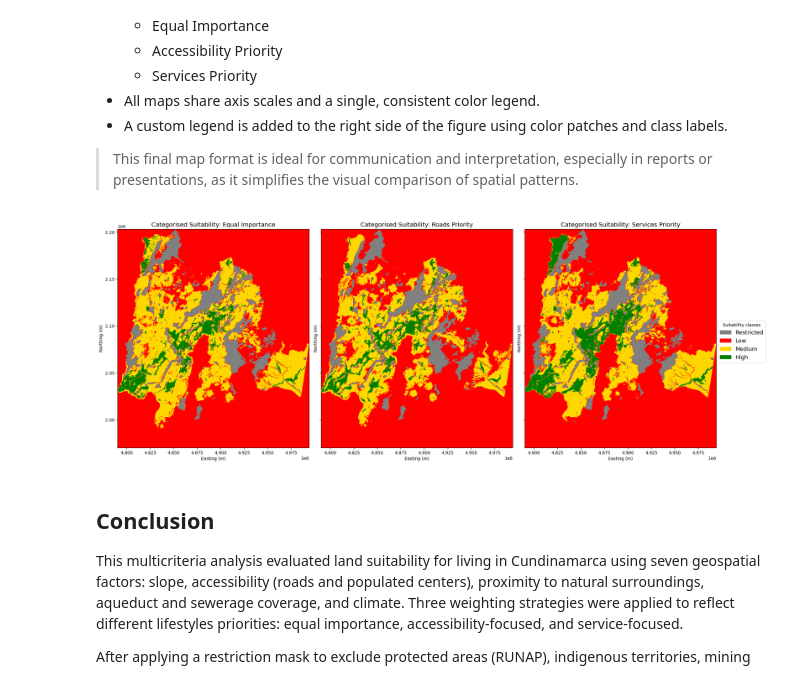
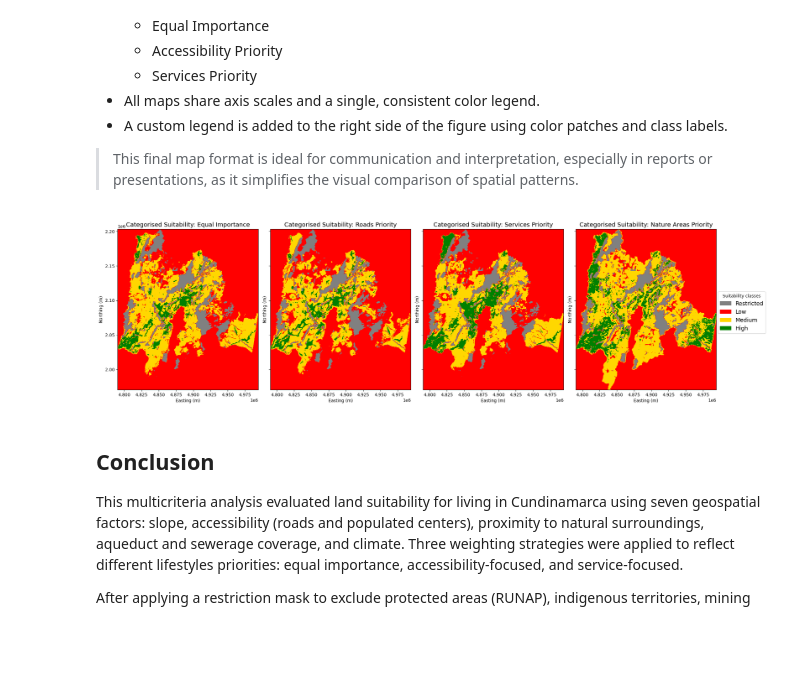
Before and after one commit to aliciaarevalor/SMCA, a Jupyter notebook: notebooks/multicriteria-analysis-part2.ipynb, the cells around one changed output. Saved outputs shown, nothing was run; the diff lists cells and outputs as text; code cells hidden in the pictures; blank space fills up the shorter version.

```diff
--- a/notebooks/multicriteria-analysis-part2.ipynb
+++ b/notebooks/multicriteria-analysis-part2.ipynb
@@ -487,6 +489,19 @@ weights_services = {
     "climate": 0.14
 }
 
+# 4. Nature areas priority — natural surroundings are most important
+
+weights_nature = {
+    "slope": 0.10,
+    "roads": 0.05,
+    "popcenter": 0.05,
+    "natural": 0.40,
+    "aqueduct": 0.10,
+    "sewer": 0.10,
+    "climate": 0.20
+}
+
+
 # Compute weighted suitability (0–10 scale) for each perspective
 
 def calculate_suitability7(w, slope_n, roads_n, popcenter_n, natural_n, aqueduct_n, sewer_n, climate_n):
@@ -517,10 +532,17 @@ suit_services = calculate_suitability7(
     natural_surroundings_proximity_norm, aqueduct_norm, sewer_norm, climate_norm
 )
 
+suit_nature = calculate_suitability7(
+    weights_nature,
+    slope_norm, road_proximity_norm, porpulatecenter_proximity_norm,
+    natural_surroundings_proximity_norm, aqueduct_norm, sewer_norm, climate_norm
+)
+
 # Apply restriction mask to exclude unsuitable zones
 suit_equal_masked = np.where(restriction_mask == 1, -1, suit_equal)
 suit_access_masked = np.where(restriction_mask == 1, -1, suit_access)
 suit_services_masked = np.where(restriction_mask == 1, -1, suit_services)
+suit_nature_masked = np.where(restriction_mask == 1, -1, suit_nature)
 
 print("Weighted suitability maps (7 factors) calculated and masked (restricted zones = -1).")
 # %% [output]
@@ -630,38 +660,41 @@ def classify_suitability(array_masked):
 suit_equal_class = classify_suitability(suit_equal_masked)
 suit_roads_class = classify_suitability(suit_access_masked)
 suit_slope_class = classify_suitability(suit_services_masked)
+suit_nature_class = classify_suitability(suit_nature_masked)
 
 # Define colours: 0 = grey, 1 = red, 2 = yellow, 3 = green
 class_cmap = ListedColormap(["grey", "red", "gold", "green"])
 class_labels = ["Restricted", "Low", "Medium", "High"]
 boundaries = [-0.5, 0.5, 1.5, 2.5, 3.5]
 norm = BoundaryNorm(boundaries, class_cmap.N)
 
-fig, axs = plt.subplots(1, 3, figsize=(22, 8), sharex=True, sharey=True)
+fig, axs = plt.subplots(1, 4, figsize=(22, 8), sharex=True, sharey=True)
 
 titles = [
     "Categorised Suitability: Equal Importance",
     "Categorised Suitability: Roads Priority",
-    "Categorised Suitability: Services Priority"
+    "Categorised Suitability: Services Priority",
+    "Categorised Suitability: Nature Areas Priority"
 ]
-classified_maps = [suit_equal_class, suit_roads_class, suit_slope_class]
+classified_maps = [suit_equal_class, suit_roads_class, suit_slope_class, suit_nature_class]
 
 for i, (ax, data, title) in enumerate(zip(axs, classified_maps, titles)):
     im = ax.imshow(data, cmap=class_cmap, norm=norm, extent=extent, origin="upper")
     ax.set_title(title, fontsize=14)
     ax.set_xlabel("Easting (m)")
     ax.set_ylabel("Northing (m)")
     ax.grid(False)
 
 # Shared legend (right side)
 from matplotlib.patches import Patch
 legend_patches = [Patch(color=class_cmap(i), label=label) for i, label in enumerate(class_labels)]
 fig.legend(handles=legend_patches, loc='center right', title="Suitability classes", fontsize=13)
 
 plt.tight_layout(rect=[0, 0, 0.93, 1])
+#plt.savefig("C:/Users/VICTUS/Documents/MG/programacion_sig/SMCA/results/suitabilty_categorised.png", dpi=300)
 plt.show()
 # %% [output]
-[figure, old version]
+[figure, new version]
 # %% [markdown]
 ## Conclusion
 
```
Also changed, not shown: parts of 4 cells of this notebook.
